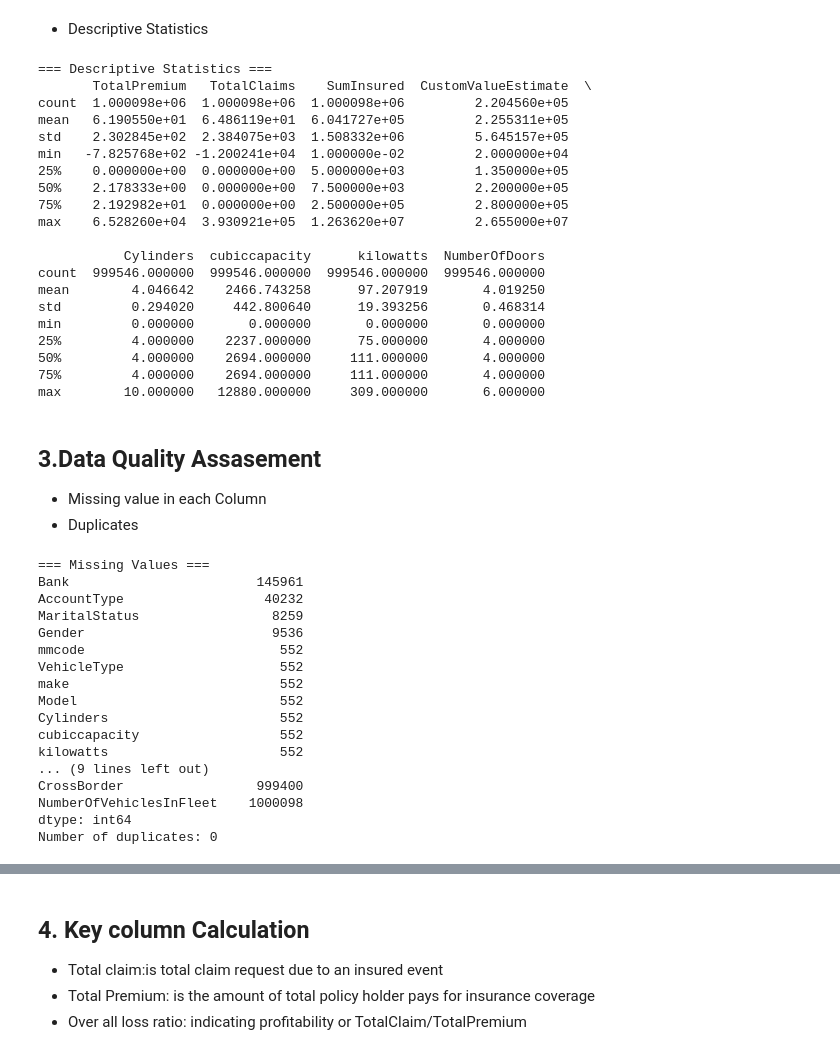
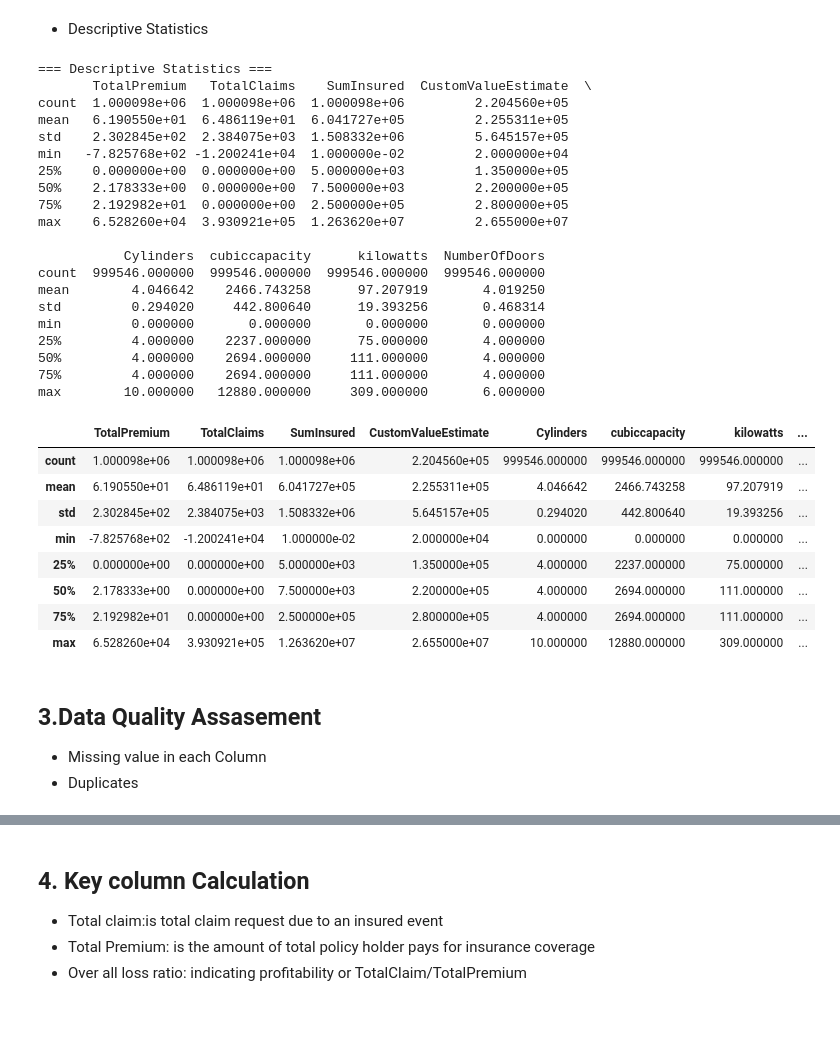
Before and after one commit to nanecha/Insurance_Risk-Analysis_Predictive_Modelling, a Jupyter notebook: notebooks/insurance_analytics.ipynb, the cells around one changed output, grey strips where cells are left out. Cells and saved outputs as stored; diff of their text form; code cells hidden in the pictures; blank space fills up the shorter version.

```diff
--- a/notebooks/insurance_analytics.ipynb
+++ b/notebooks/insurance_analytics.ipynb
@@ -63,57 +72,43 @@ None
 # %% [markdown]
 - Descriptive Statistics
 # %%
-print("\n=== Descriptive Statistics ===")
+# descriptive statistics
+from src.data_stats import generate_descriptive_stats
 numerical_cols = ['TotalPremium', 'TotalClaims', 'SumInsured', 'CustomValueEstimate',
                   'Cylinders', 'cubiccapacity', 'kilowatts' , 'NumberOfDoors']
-print(df[numerical_cols].describe())
+generate_descriptive_stats(df,numerical_cols)
+#print(df[numerical_cols].describe())
 # %% [output]
 === Descriptive Statistics ===
        TotalPremium   TotalClaims    SumInsured  CustomValueEstimate  \
 count  1.000098e+06  1.000098e+06  1.000098e+06         2.204560e+05
 mean   6.190550e+01  6.486119e+01  6.041727e+05         2.255311e+05
 std    2.302845e+02  2.384075e+03  1.508332e+06         5.645157e+05
 min   -7.825768e+02 -1.200241e+04  1.000000e-02         2.000000e+04
 25%    0.000000e+00  0.000000e+00  5.000000e+03         1.350000e+05
 50%    2.178333e+00  0.000000e+00  7.500000e+03         2.200000e+05
 75%    2.192982e+01  0.000000e+00  2.500000e+05         2.800000e+05
 max    6.528260e+04  3.930921e+05  1.263620e+07         2.655000e+07
 
            Cylinders  cubiccapacity      kilowatts  NumberOfDoors
 count  999546.000000  999546.000000  999546.000000  999546.000000
 mean        4.046642    2466.743258      97.207919       4.019250
 std         0.294020     442.800640      19.393256       0.468314
 min         0.000000       0.000000       0.000000       0.000000
 25%         4.000000    2237.000000      75.000000       4.000000
 50%         4.000000    2694.000000     111.000000       4.000000
 75%         4.000000    2694.000000     111.000000       4.000000
 max        10.000000   12880.000000     309.000000       6.000000
+|  | TotalPremium | TotalClaims | SumInsured | CustomValueEstimate | Cylinders | cubiccapacity | kilowatts | ... |
+| count | 1.000098e+06 | 1.000098e+06 | 1.000098e+06 | 2.204560e+05 | 999546.000000 | 999546.000000 | 999546.000000 | ... |
+| mean | 6.190550e+01 | 6.486119e+01 | 6.041727e+05 | 2.255311e+05 | 4.046642 | 2466.743258 | 97.207919 | ... |
+| std | 2.302845e+02 | 2.384075e+03 | 1.508332e+06 | 5.645157e+05 | 0.294020 | 442.800640 | 19.393256 | ... |
+| min | -7.825768e+02 | -1.200241e+04 | 1.000000e-02 | 2.000000e+04 | 0.000000 | 0.000000 | 0.000000 | ... |
+| 25% | 0.000000e+00 | 0.000000e+00 | 5.000000e+03 | 1.350000e+05 | 4.000000 | 2237.000000 | 75.000000 | ... |
+| 50% | 2.178333e+00 | 0.000000e+00 | 7.500000e+03 | 2.200000e+05 | 4.000000 | 2694.000000 | 111.000000 | ... |
+| 75% | 2.192982e+01 | 0.000000e+00 | 2.500000e+05 | 2.800000e+05 | 4.000000 | 2694.000000 | 111.000000 | ... |
+| max | 6.528260e+04 | 3.930921e+05 | 1.263620e+07 | 2.655000e+07 | 10.000000 | 12880.000000 | 309.000000 | ... |
 # %% [markdown]
 ##   3.Data Quality Assasement
  -  Missing value in each Column
  -  Duplicates
-# %%
-# Data Quality Assessment
-print("\n=== Missing Values ===")
-missing_values = df.isnull().sum()
-print(missing_values[missing_values > 0])
-# Check for duplicates
-print("Number of duplicates:", df.duplicated().sum())
-# %% [output]
-=== Missing Values ===
-Bank                        145961
-AccountType                  40232
-MaritalStatus                 8259
-Gender                        9536
-mmcode                         552
-VehicleType                    552
-make                           552
-Model                          552
-Cylinders                      552
-cubiccapacity                  552
-kilowatts                      552
-... (9 lines left out)
-CrossBorder                 999400
-NumberOfVehiclesInFleet    1000098
-dtype: int64
-Number of duplicates: 0
```
Also changed, not shown: parts of 14 cells of this notebook.
